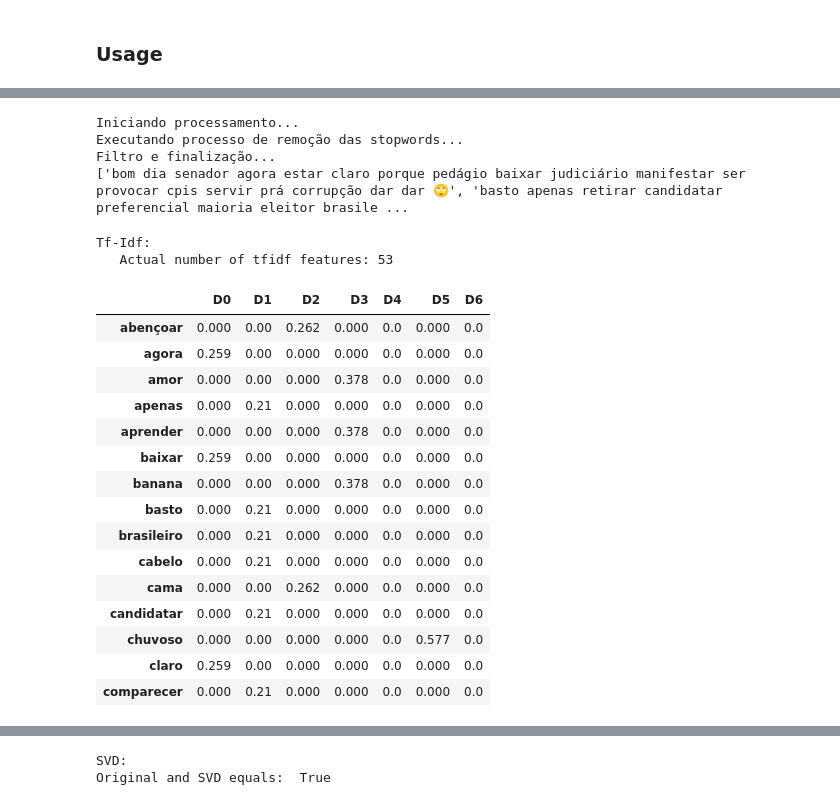
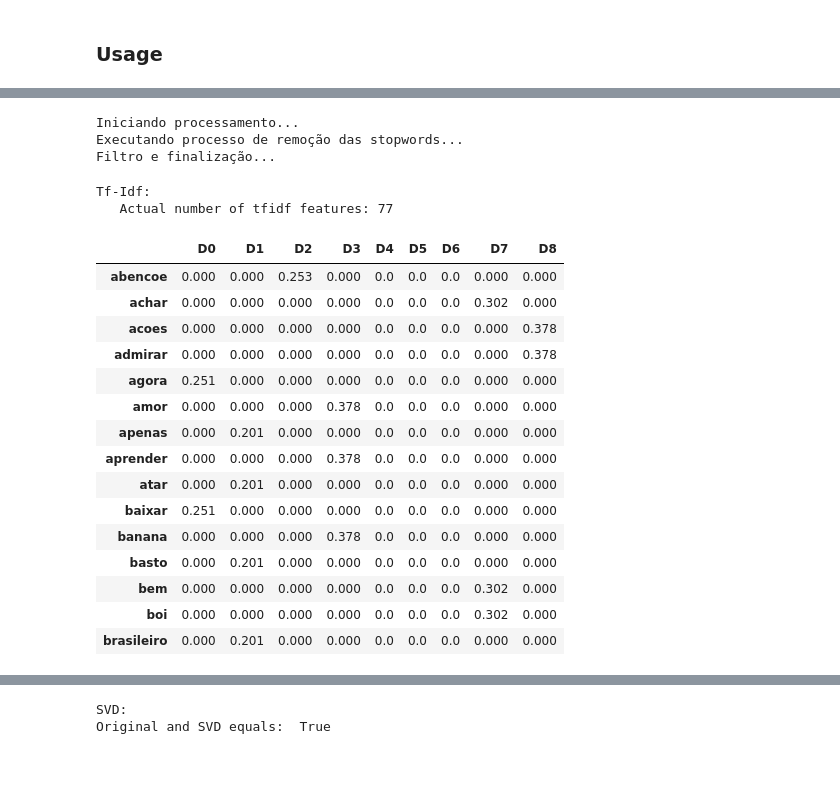
Before and after one commit to rdenadai/TxtP-Study-Notebooks, a Jupyter notebook: notebooks/text_classification_example.ipynb, the cells around one changed output, grey strips where cells are left out. Cells and saved outputs as stored; diff of their text form; code cells hidden in the pictures; blank space fills up the shorter version.

```diff
--- a/notebooks/text_classification_example.ipynb
+++ b/notebooks/text_classification_example.ipynb
@@ -124,6 +126,10 @@ stemmer = nltk.stem.RSLPStemmer()
 # %% [markdown]
 ### Functions
 # %%
+def remover_acentos(txt):
+    return normalize('NFKD', txt).encode('ASCII', 'ignore').decode('ASCII')
+
+
 def load_oplexicon_data(filename):
     spacy_conv = {
         'adj': 'ADJ',
@@ -143,16 +149,17 @@ def load_oplexicon_data(filename):
                 info[1] = [spacy_conv.get(tag) for tag in info[1].split()]
                 word, tags, sent = info[:3]
                 if 'HTAG' not in tags and 'EMOT' not in tags:
-                    word = word.replace('-se', '')
-                    stem = stemmer.stem(word)
-                    if stem in data:
-                        data[stem] += [{
+                    word = remover_acentos(word.replace('-se', ''))
+                    word = LOOKUP.get(word, word)
+                    # stem = stemmer.stem(word)
+                    if word in data:
+                        data[word] += [{
                             'word': [word],
                             'tags': tags,
                             'sentiment': sent
                         }]
                     else:
-                        data[stem] = [{
+                        data[word] = [{
                             'word': [word],
                             'tags': tags,
                             'sentiment': sent
@@ -234,19 +237,23 @@ for key, values in words.items():
 # %%
-stpwords = set(stopwords.words('portuguese') + list(punctuation))
-# stpwords = set(list(punctuation))
+stpwords = stopwords.words('portuguese') + list(punctuation)
+rms = ['um', 'não', 'mais', 'muito']
+for rm in rms:
+    del stpwords[stpwords.index(rm)]
 
 def tokenize_frases(frase):
-    return word_tokenize(frase.lower())
+    return word_tokenize(remover_acentos(frase.lower()))
 
 def rm_stop_words_tokenized(frase):
-    frase = nlp(frase.lower())
+    frase = nlp(remover_acentos(frase.lower()))
     clean_frase = []
     for palavra in frase:
         if palavra.pos_ != 'PUNCT':
             palavra = palavra.lemma_
+            for pc in ['.', ',']:
+                palavra = palavra.replace(pc, '')
             if palavra not in stpwords and not palavra.isdigit():
                 clean_frase.append(palavra)
-    return ' '.join(filter(None, clean_frase))
+    return ' '.join(clean_frase)
 
 def generate_corpus(frases, tokenize=False):
     print('Iniciando processamento...')
@@ -269,46 +276,50 @@ frases = [
     'Estou muito feliz hoje',
     'Dias chuvosos me deixam triste',
     'Hoje o dia esta excelente',
+    'Tem certas coisas que eu não como, acho bem nojento ficar mastigando lingua de boi por exemplo',
+    'É de se admirar àqueles que conseguem realizar boas ações sem desejar nada em troca',
 ]
 
-N = 10000
-# frases = flt.sents()[:N] + mch.sents()[:N] + mcm.sents()[:N]
+# N = 10000
+
+# frases += [' '.join(f).replace('_', ' ') for f in flt.sents()[:250]]
+# frases += [' '.join(f).replace('_', ' ') for f in mch.sents()[:250]]
+# frases += [' '.join(f).replace('_', ' ') for f in mcm.sents()[:250]]
 
 frases = list(generate_corpus(frases, tokenize=False))
-print(frases)
+# print(frases)
 
 ldocs = [f'D{i}' for i in range(len(frases))]
 # %% [output]
 Iniciando processamento...
 Executando processo de remoção das stopwords...
 Filtro e finalização...
-['bom dia senador agora estar claro porque pedágio baixar judiciário manifestar ser provocar cpis servir prá corrupção dar dar 🙄', 'basto apenas retirar candidatar preferencial maioria eleitor brasile ...
 # %%
 print('Tf-Idf:')
 vectorizer = TfidfVectorizer(max_df=1, sublinear_tf=True, use_idf=True, ngram_range=(1, 1))
 X_tfidf = vectorizer.fit_transform(frases)
 print("   Actual number of tfidf features: %d" % X_tfidf.get_shape()[1])
-weights_df = pd.DataFrame(np.round(X_tfidf.toarray().T, 3), index=vectorizer.get_feature_names(), columns=ldocs)
-display(weights_df.head(15))
+weights_tfidf = pd.DataFrame(np.round(X_tfidf.toarray().T, 3), index=vectorizer.get_feature_names(), columns=ldocs)
+display(weights_tfidf.head(15))
 # %% [output]
 Tf-Idf:
-   Actual number of tfidf features: 53
+   Actual number of tfidf features: 77
-|  | D0 | D1 | D2 | D3 | D4 | D5 | D6 |
-| abençoar | 0.000 | 0.00 | 0.262 | 0.000 | 0.0 | 0.000 | 0.0 |
-| agora | 0.259 | 0.00 | 0.000 | 0.000 | 0.0 | 0.000 | 0.0 |
-| amor | 0.000 | 0.00 | 0.000 | 0.378 | 0.0 | 0.000 | 0.0 |
-| apenas | 0.000 | 0.21 | 0.000 | 0.000 | 0.0 | 0.000 | 0.0 |
-| aprender | 0.000 | 0.00 | 0.000 | 0.378 | 0.0 | 0.000 | 0.0 |
-| baixar | 0.259 | 0.00 | 0.000 | 0.000 | 0.0 | 0.000 | 0.0 |
-| banana | 0.000 | 0.00 | 0.000 | 0.378 | 0.0 | 0.000 | 0.0 |
-| basto | 0.000 | 0.21 | 0.000 | 0.000 | 0.0 | 0.000 | 0.0 |
-| brasileiro | 0.000 | 0.21 | 0.000 | 0.000 | 0.0 | 0.000 | 0.0 |
-| cabelo | 0.000 | 0.21 | 0.000 | 0.000 | 0.0 | 0.000 | 0.0 |
-| cama | 0.000 | 0.00 | 0.262 | 0.000 | 0.0 | 0.000 | 0.0 |
-| candidatar | 0.000 | 0.21 | 0.000 | 0.000 | 0.0 | 0.000 | 0.0 |
-| chuvoso | 0.000 | 0.00 | 0.000 | 0.000 | 0.0 | 0.577 | 0.0 |
-| claro | 0.259 | 0.00 | 0.000 | 0.000 | 0.0 | 0.000 | 0.0 |
-| comparecer | 0.000 | 0.21 | 0.000 | 0.000 | 0.0 | 0.000 | 0.0 |
+|  | D0 | D1 | D2 | D3 | D4 | D5 | D6 | D7 | D8 |
+| abencoe | 0.000 | 0.000 | 0.253 | 0.000 | 0.0 | 0.0 | 0.0 | 0.000 | 0.000 |
+| achar | 0.000 | 0.000 | 0.000 | 0.000 | 0.0 | 0.0 | 0.0 | 0.302 | 0.000 |
+| acoes | 0.000 | 0.000 | 0.000 | 0.000 | 0.0 | 0.0 | 0.0 | 0.000 | 0.378 |
+| admirar | 0.000 | 0.000 | 0.000 | 0.000 | 0.0 | 0.0 | 0.0 | 0.000 | 0.378 |
+| agora | 0.251 | 0.000 | 0.000 | 0.000 | 0.0 | 0.0 | 0.0 | 0.000 | 0.000 |
+| amor | 0.000 | 0.000 | 0.000 | 0.378 | 0.0 | 0.0 | 0.0 | 0.000 | 0.000 |
+| apenas | 0.000 | 0.201 | 0.000 | 0.000 | 0.0 | 0.0 | 0.0 | 0.000 | 0.000 |
+| aprender | 0.000 | 0.000 | 0.000 | 0.378 | 0.0 | 0.0 | 0.0 | 0.000 | 0.000 |
+| atar | 0.000 | 0.201 | 0.000 | 0.000 | 0.0 | 0.0 | 0.0 | 0.000 | 0.000 |
+| baixar | 0.251 | 0.000 | 0.000 | 0.000 | 0.0 | 0.0 | 0.0 | 0.000 | 0.000 |
+| banana | 0.000 | 0.000 | 0.000 | 0.378 | 0.0 | 0.0 | 0.0 | 0.000 | 0.000 |
+| basto | 0.000 | 0.201 | 0.000 | 0.000 | 0.0 | 0.0 | 0.0 | 0.000 | 0.000 |
+| bem | 0.000 | 0.000 | 0.000 | 0.000 | 0.0 | 0.0 | 0.0 | 0.302 | 0.000 |
+| boi | 0.000 | 0.000 | 0.000 | 0.000 | 0.0 | 0.0 | 0.0 | 0.302 | 0.000 |
+| brasileiro | 0.000 | 0.201 | 0.000 | 0.000 | 0.0 | 0.0 | 0.0 | 0.000 | 0.000 |
 # %%
 print('Count:')
 vectorizer = CountVectorizer()
```
Also changed, not shown: parts of 10 cells of this notebook.
